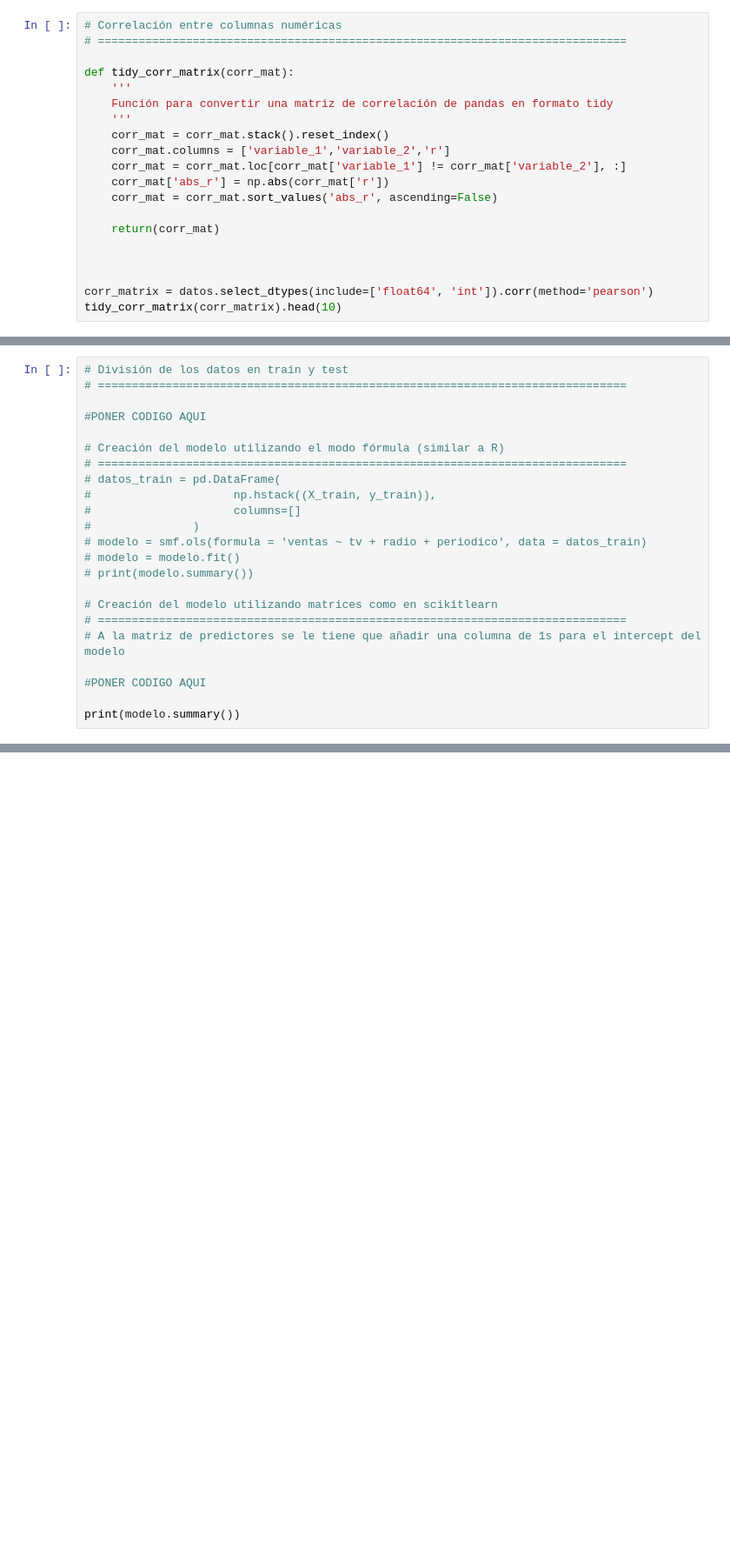
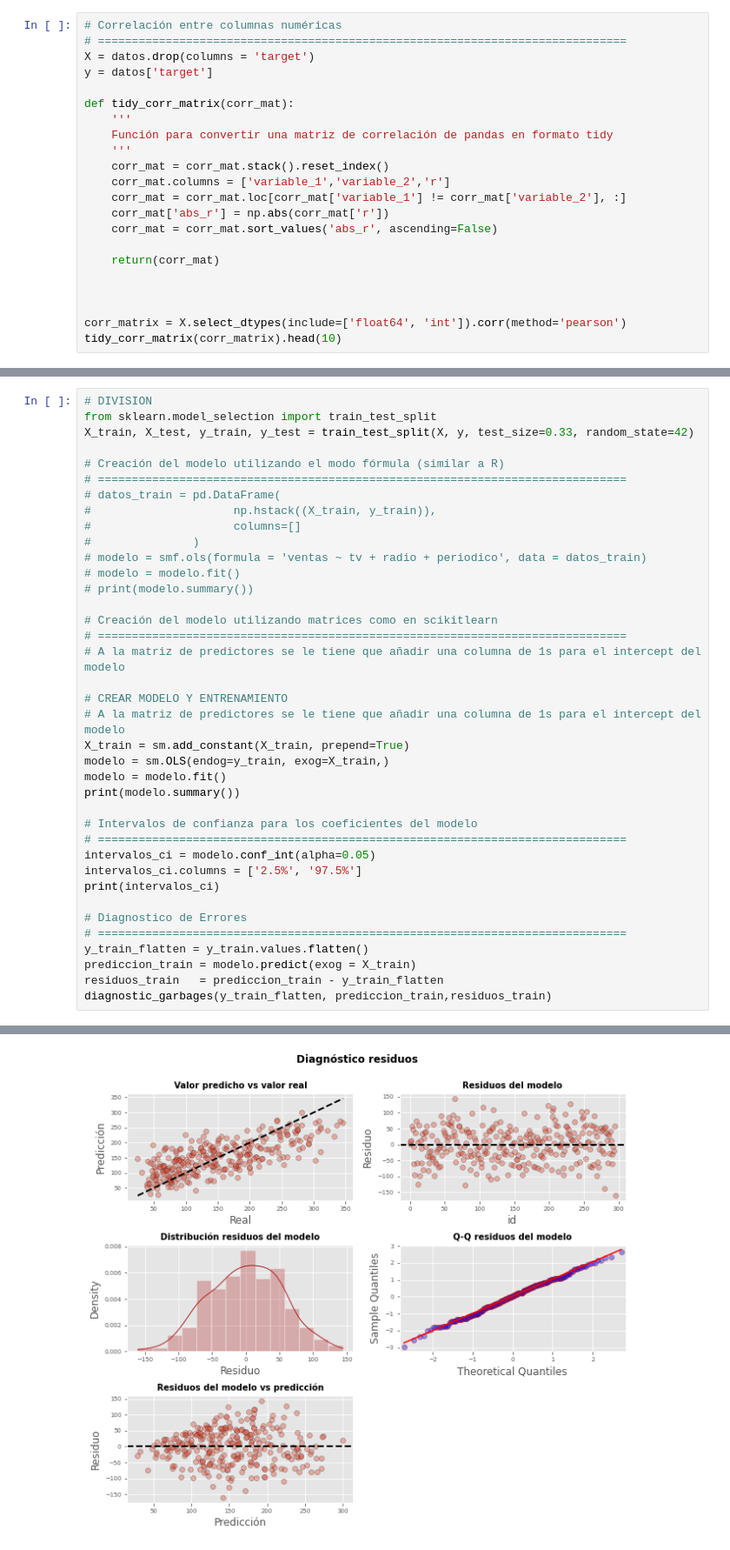
Before and after one commit to octagomez/Practico_191022, a Jupyter notebook: Examen V1.ipynb, the cells around one changed output, grey strips where cells are left out. Shown: that part at 87% size. Cells and saved outputs as stored; diff of their text form; blank space fills up the shorter version.

```diff
--- a/Examen V1.ipynb
+++ b/Examen V1.ipynb
@@ -43,6 +74,8 @@ datos
 # %%
 # Correlación entre columnas numéricas
 # ==============================================================================
+X = datos.drop(columns = 'target')
+y = datos['target']
 
 def tidy_corr_matrix(corr_mat):
     '''
@@ -58,5 +91,5 @@ def tidy_corr_matrix(corr_mat):
 
 
 
-corr_matrix = datos.select_dtypes(include=['float64', 'int']).corr(method='pearson')
+corr_matrix = X.select_dtypes(include=['float64', 'int']).corr(method='pearson')
 tidy_corr_matrix(corr_matrix).head(10)
@@ -118,8 +261,7 @@ plt.scatter(datos['radio'],datos['ventas'])
 # %%
-# División de los datos en train y test
-# ==============================================================================
-
-#PONER CODIGO AQUI
+# DIVISION
+from sklearn.model_selection import train_test_split
+X_train, X_test, y_train, y_test = train_test_split(X, y, test_size=0.33, random_state=42)
 
 # Creación del modelo utilizando el modo fórmula (similar a R)
 # ==============================================================================
@@ -135,6 +277,23 @@ plt.scatter(datos['radio'],datos['ventas'])
 # ==============================================================================
 # A la matriz de predictores se le tiene que añadir una columna de 1s para el intercept del modelo
 
-#PONER CODIGO AQUI
+# CREAR MODELO Y ENTRENAMIENTO
+# A la matriz de predictores se le tiene que añadir una columna de 1s para el intercept del modelo
+X_train = sm.add_constant(X_train, prepend=True)
+modelo = sm.OLS(endog=y_train, exog=X_train,)
+modelo = modelo.fit()
+print(modelo.summary())
 
-print(modelo.summary())
+# Intervalos de confianza para los coeficientes del modelo
+# ==============================================================================
+intervalos_ci = modelo.conf_int(alpha=0.05)
+intervalos_ci.columns = ['2.5%', '97.5%']
+print(intervalos_ci)
+
+# Diagnostico de Errores
+# ==============================================================================
+y_train_flatten = y_train.values.flatten()
+prediccion_train = modelo.predict(exog = X_train)
+residuos_train   = prediccion_train - y_train_flatten
+diagnostic_garbages(y_train_flatten, prediccion_train,residuos_train)
+# %% [output]
@@ -140,0 +317 @@ print(modelo.summary())
+[figure, added]
```
Also changed, not shown: parts of 30 cells of this notebook.
